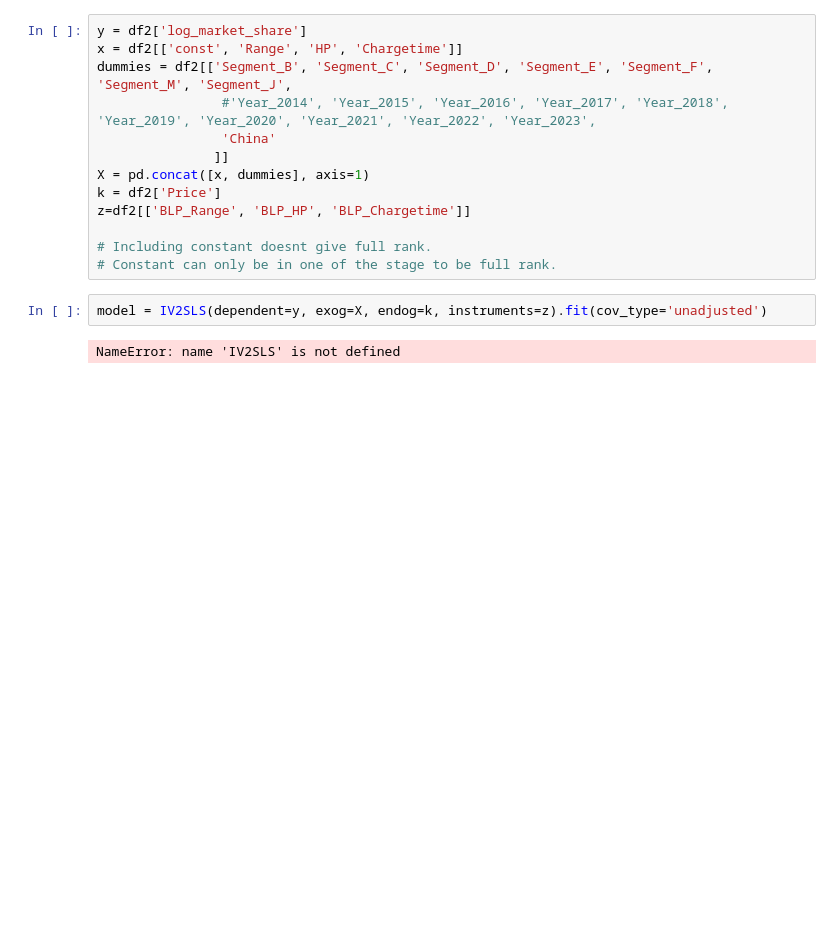
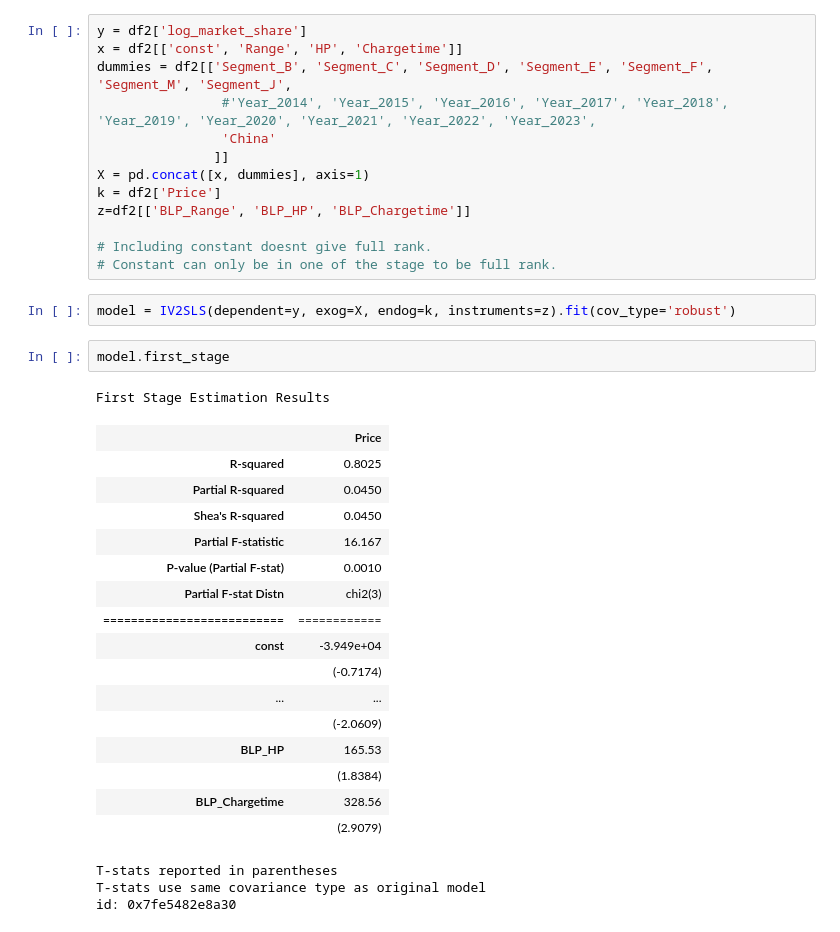
Before and after one commit to Mikkelbos/Bachelor, a Jupyter notebook: BLP.ipynb, the cells around one changed output. Saved outputs shown, nothing was run; the diff lists cells and outputs as text; blank space fills up the shorter version.

```diff
--- a/BLP.ipynb
+++ b/BLP.ipynb
@@ -111,9 +111,30 @@ z=df2[['BLP_Range', 'BLP_HP', 'BLP_Chargetime']]
 # Including constant doesnt give full rank.
 # Constant can only be in one of the stage to be full rank.
 # %%
-model = IV2SLS(dependent=y, exog=X, endog=k, instruments=z).fit(cov_type='unadjusted')
+model = IV2SLS(dependent=y, exog=X, endog=k, instruments=z).fit(cov_type='robust')
-# %% [output]
-NameError: name 'IV2SLS' is not defined
+# %%
+model.first_stage
+# %% [output]
+First Stage Estimation Results
+|  | Price |
+| R-squared | 0.8025 |
+| Partial R-squared | 0.0450 |
+| Shea's R-squared | 0.0450 |
+| Partial F-statistic | 16.167 |
+| P-value (Partial F-stat) | 0.0010 |
+| Partial F-stat Distn | chi2(3) |
+| ========================== | ============ |
+| const | -3.949e+04 |
+|  | (-0.7174) |
+| ... | ... |
+|  | (-2.0609) |
+| BLP_HP | 165.53 |
+|  | (1.8384) |
+| BLP_Chargetime | 328.56 |
+|  | (2.9079) |
+T-stats reported in parentheses
+T-stats use same covariance type as original model
+id: 0x7fe5482e8a30
 # %%
 model.summary
 # %% [output]
```
Also changed, not shown: parts of 4 cells of this notebook, 2 other files.
